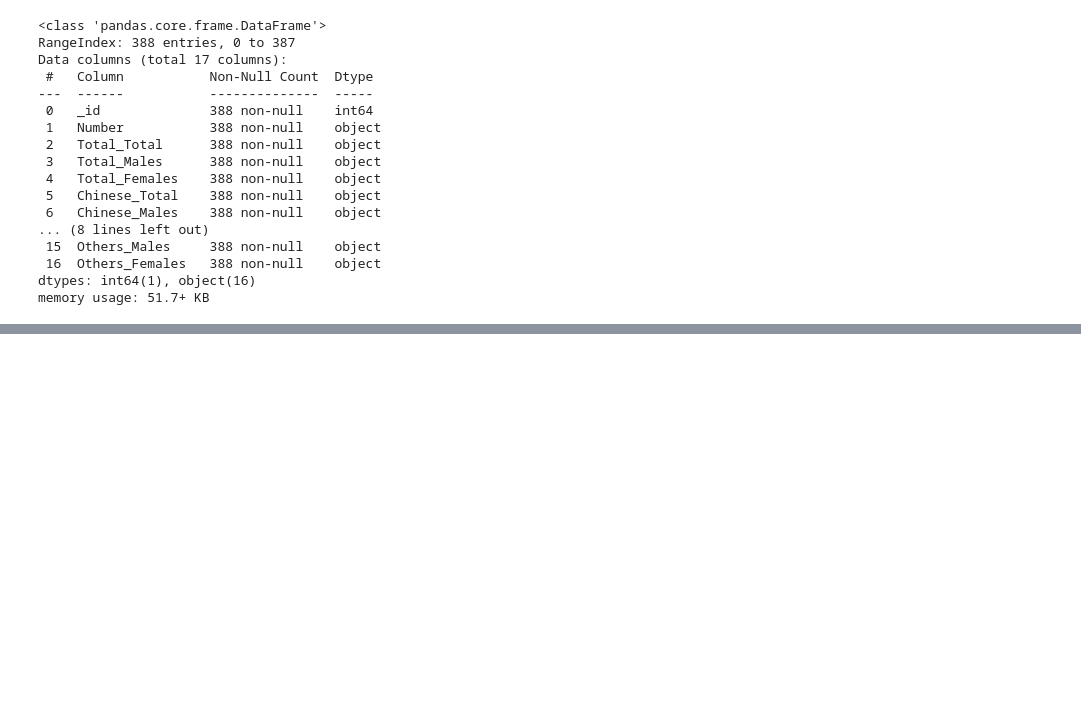
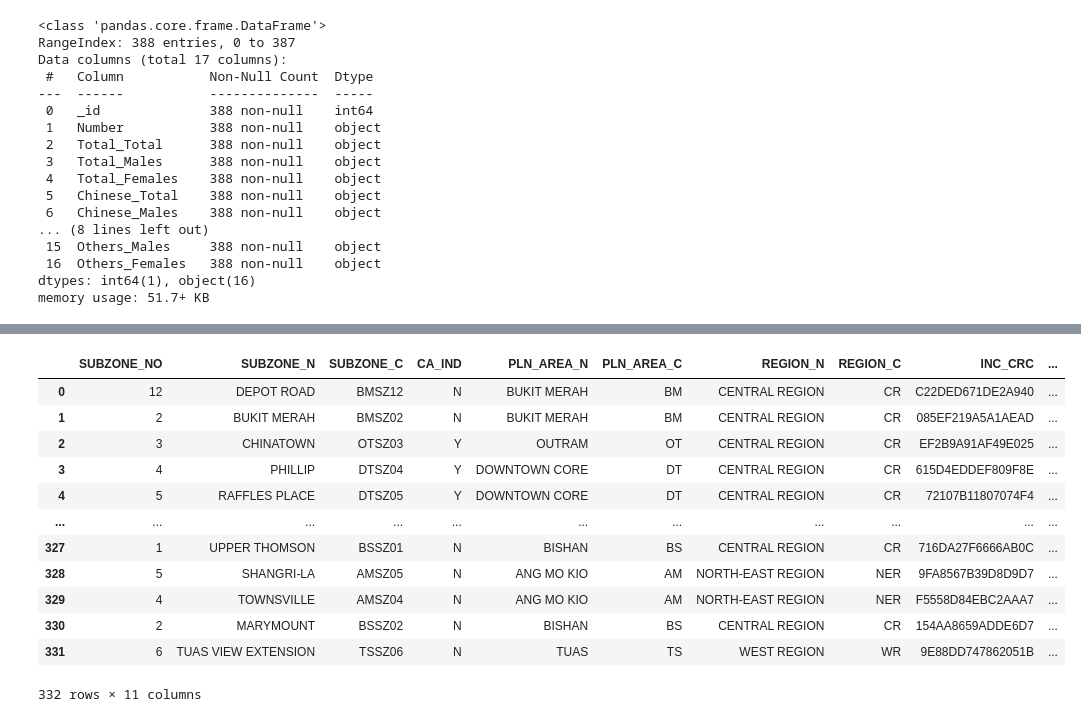
Before and after one commit to xunchiasg/SG_Census_Map, a Jupyter notebook: SG_Census.ipynb, the cells around one changed output, grey strips where cells are left out. Saved outputs shown, nothing was run; the diff lists cells and outputs as text; code cells hidden in the pictures; blank space fills up the shorter version.

```diff
--- a/SG_Census.ipynb
+++ b/SG_Census.ipynb
@@ -224,10 +159,0 @@ plt.show()
-# %%
-import requests
-
-url = "https://www.onemap.gov.sg/api/public/popapi/getPlanningareaNames?year=2019"
-
-headers = {"Authorization": "**********************"}
-
-response = requests.request("GET", url, headers=headers)
-
-print(response.text)
@@ -238,0 +243,16 @@ print(response.text)
+# %%
+gdf
+# %% [output]
+|  | SUBZONE_NO | SUBZONE_N | SUBZONE_C | CA_IND | PLN_AREA_N | PLN_AREA_C | REGION_N | REGION_C | INC_CRC | ... |
+| 0 | 12 | DEPOT ROAD | BMSZ12 | N | BUKIT MERAH | BM | CENTRAL REGION | CR | C22DED671DE2A940 | ... |
+| 1 | 2 | BUKIT MERAH | BMSZ02 | N | BUKIT MERAH | BM | CENTRAL REGION | CR | 085EF219A5A1AEAD | ... |
+| 2 | 3 | CHINATOWN | OTSZ03 | Y | OUTRAM | OT | CENTRAL REGION | CR | EF2B9A91AF49E025 | ... |
+| 3 | 4 | PHILLIP | DTSZ04 | Y | DOWNTOWN CORE | DT | CENTRAL REGION | CR | 615D4EDDEF809F8E | ... |
+| 4 | 5 | RAFFLES PLACE | DTSZ05 | Y | DOWNTOWN CORE | DT | CENTRAL REGION | CR | 72107B11807074F4 | ... |
+| ... | ... | ... | ... | ... | ... | ... | ... | ... | ... | ... |
+| 327 | 1 | UPPER THOMSON | BSSZ01 | N | BISHAN | BS | CENTRAL REGION | CR | 716DA27F6666AB0C | ... |
+| 328 | 5 | SHANGRI-LA | AMSZ05 | N | ANG MO KIO | AM | NORTH-EAST REGION | NER | 9FA8567B39D8D9D7 | ... |
+| 329 | 4 | TOWNSVILLE | AMSZ04 | N | ANG MO KIO | AM | NORTH-EAST REGION | NER | F5558D84EBC2AAA7 | ... |
+| 330 | 2 | MARYMOUNT | BSSZ02 | N | BISHAN | BS | CENTRAL REGION | CR | 154AA8659ADDE6D7 | ... |
+| 331 | 6 | TUAS VIEW EXTENSION | TSSZ06 | N | TUAS | TS | WEST REGION | WR | 9E88DD747862051B | ... |
+332 rows × 11 columns
```
Also changed, not shown: parts of 16 cells of this notebook.
